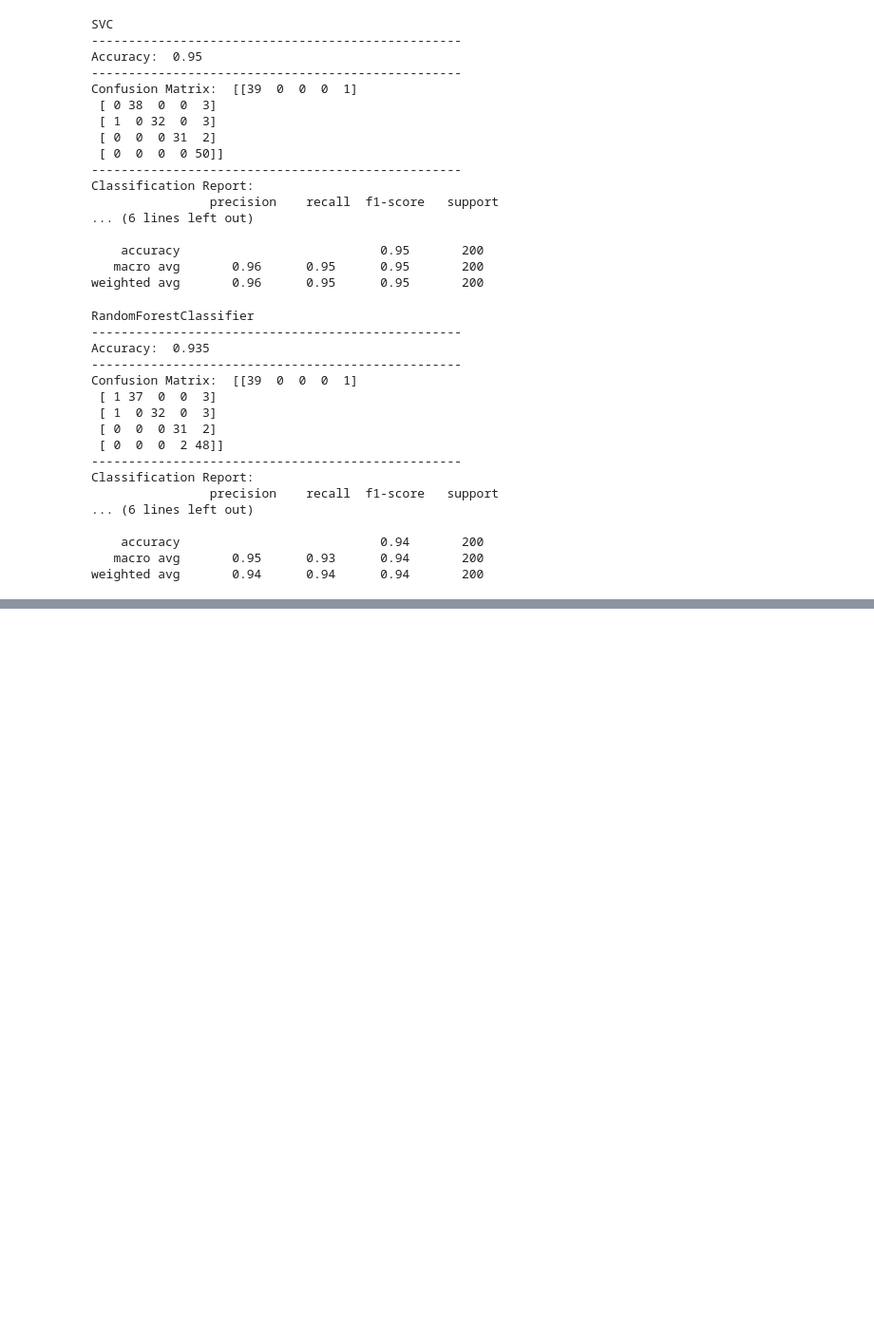
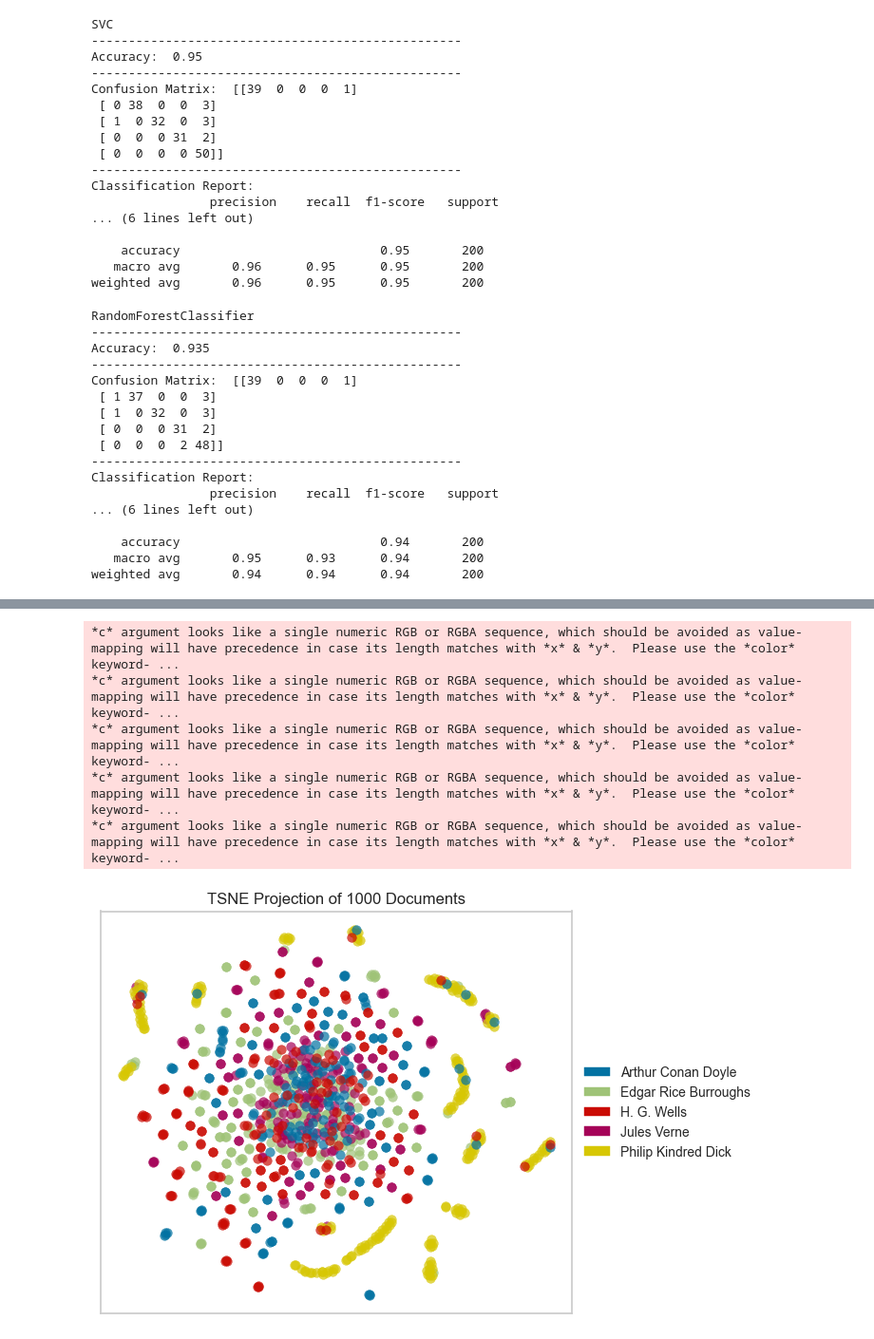
Before and after one commit to AhmedNasser916/Book-Classifaction, a Jupyter notebook: Books Classification.ipynb, the cells around one changed output, grey strips where cells are left out. Shown at 95% size. Drawn from its saved outputs; the diff is of its cells as text; code cells hidden in the pictures; blank space fills up the shorter version.

```diff
--- a/Books Classification.ipynb
+++ b/Books Classification.ipynb
@@ -387,3 +459,9 @@ Classification Report:
     accuracy                           0.94       200
    macro avg       0.95      0.93      0.94       200
 weighted avg       0.94      0.94      0.94       200
+# %%
+#N_gram
+count_vect = CountVectorizer(ngram_range=(3,3))
+ngram_vectors=count_vect.fit_transform(df_books["sentence"])
+df2 = pd.DataFrame(ngram_vectors.toarray(),columns=count_vect.get_feature_names())
+df2
@@ -389,0 +482,14 @@ weighted avg       0.94      0.94      0.94       200
+# %%
+from yellowbrick.text import TSNEVisualizer
+tsne = TSNEVisualizer()
+tsne.fit(df2,df_books['author'])
+
+tsne.show(legend=["Author 1","Author 2","Author 3","Author 4","Author 5"])
+plt.show()
+# %% [output]
+*c* argument looks like a single numeric RGB or RGBA sequence, which should be avoided as value-mapping will have precedence in case its length matches with *x* & *y*.  Please use the *color* keyword- ...
+*c* argument looks like a single numeric RGB or RGBA sequence, which should be avoided as value-mapping will have precedence in case its length matches with *x* & *y*.  Please use the *color* keyword- ...
+*c* argument looks like a single numeric RGB or RGBA sequence, which should be avoided as value-mapping will have precedence in case its length matches with *x* & *y*.  Please use the *color* keyword- ...
+*c* argument looks like a single numeric RGB or RGBA sequence, which should be avoided as value-mapping will have precedence in case its length matches with *x* & *y*.  Please use the *color* keyword- ...
+*c* argument looks like a single numeric RGB or RGBA sequence, which should be avoided as value-mapping will have precedence in case its length matches with *x* & *y*.  Please use the *color* keyword- ...
+[figure, added]
```
Also changed, not shown: parts of 15 cells of this notebook.
